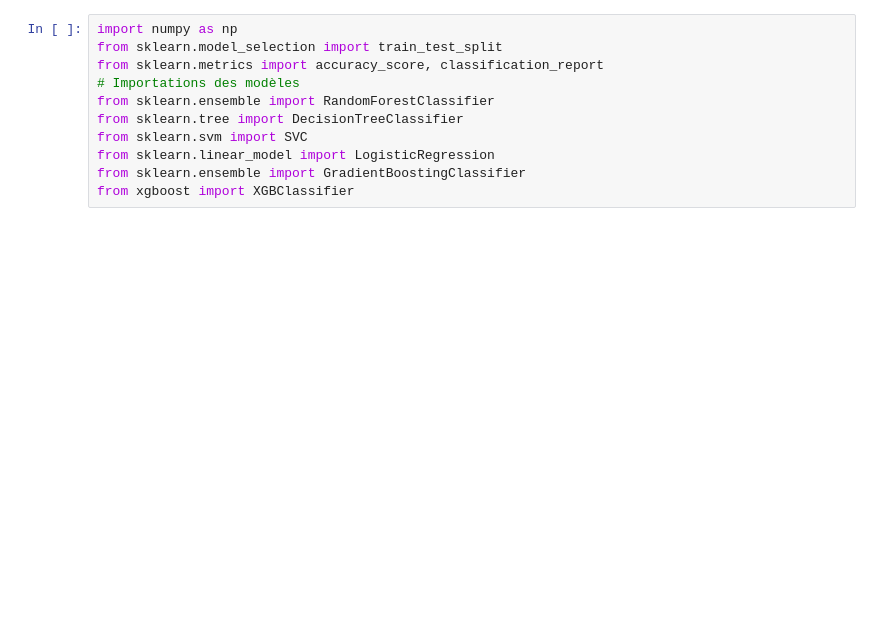
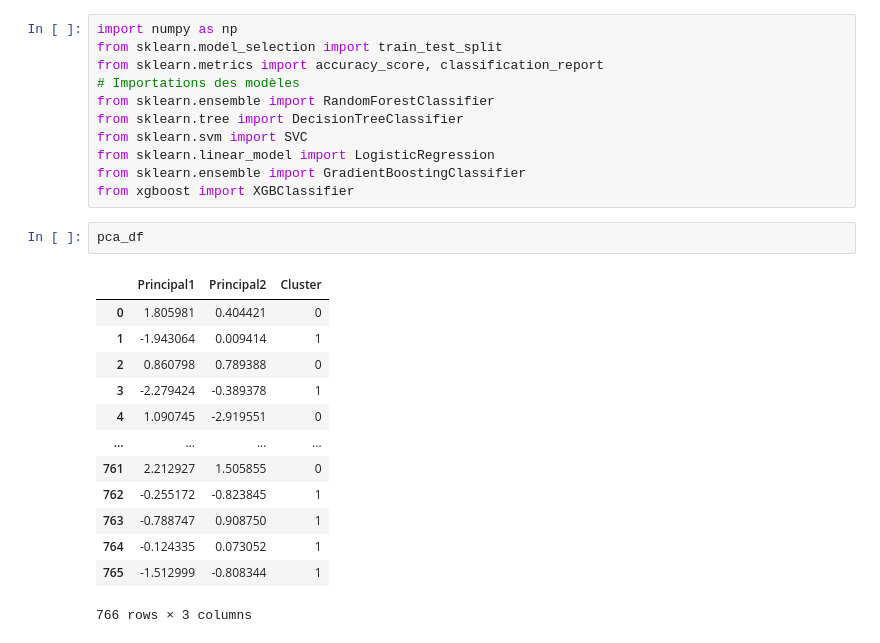
Before and after one commit to epsilon403/analyse_Risque_Diabete, a Jupyter notebook: Untitled.ipynb, the cells around one changed output. Drawn from its saved outputs; the diff is of its cells as text; blank space fills up the shorter version.

```diff
--- a/Untitled.ipynb
+++ b/Untitled.ipynb
@@ -258,3 +831,19 @@ from sklearn.svm import SVC
 from sklearn.linear_model import LogisticRegression
 from sklearn.ensemble import GradientBoostingClassifier
 from xgboost import XGBClassifier
+# %%
+pca_df
+# %% [output]
+|  | Principal1 | Principal2 | Cluster |
+| 0 | 1.805981 | 0.404421 | 0 |
+| 1 | -1.943064 | 0.009414 | 1 |
+| 2 | 0.860798 | 0.789388 | 0 |
+| 3 | -2.279424 | -0.389378 | 1 |
+| 4 | 1.090745 | -2.919551 | 0 |
+| ... | ... | ... | ... |
+| 761 | 2.212927 | 1.505855 | 0 |
+| 762 | -0.255172 | -0.823845 | 1 |
+| 763 | -0.788747 | 0.908750 | 1 |
+| 764 | -0.124335 | 0.073052 | 1 |
+| 765 | -1.512999 | -0.808344 | 1 |
+766 rows × 3 columns
```
Also changed, not shown: parts of 45 cells of this notebook.
